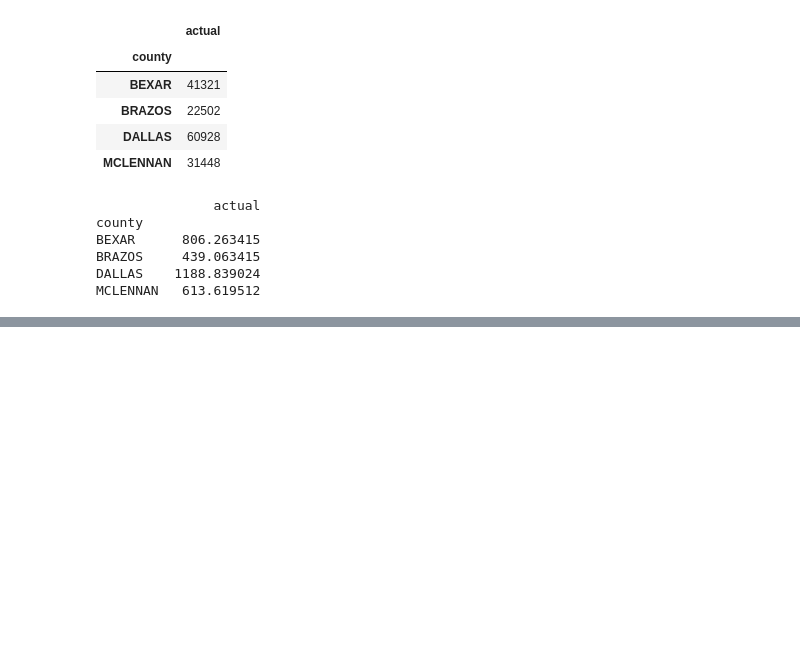
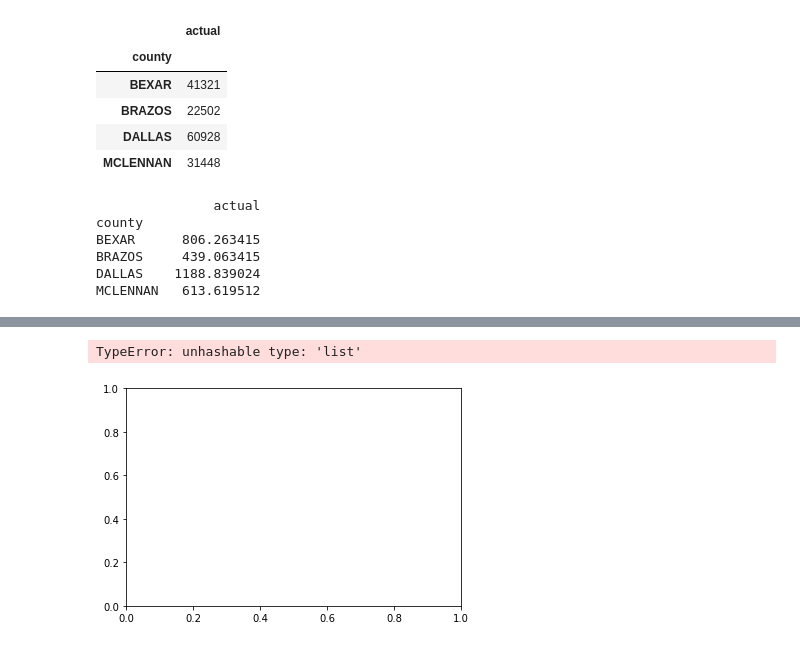
Before and after one commit to Aprieto7/Project-1, a Jupyter notebook: Crime_Data.ipynb, the cells around one changed output, grey strips where cells are left out. Drawn from its saved outputs; the diff is of its cells as text; code cells hidden in the pictures; blank space fills up the shorter version.

```diff
--- a/Crime_Data.ipynb
+++ b/Crime_Data.ipynb
@@ -138,5 +138,7 @@ DALLAS    1188.839024
 MCLENNAN   613.619512
 # %%
 by_countyoffense=merge_df.groupby(["county","offense"]).sum()["actual"]
-by_countyoffense
+by_countyoffense.reset_index()
+by_countyoffense_df=pd.DataFrame(by_countyoffense)
+by_countyoffense_df
 # %% [output]
@@ -159,0 +163,24 @@ Name: actual, dtype: int64
+# %%
+C = 4
+counties = np.arange(C)
+width = 0.27
+Groups = ["Bexar", "Brazos", "McLellan", "Dallas"]
+Group_Labels = ["aggravated-assault","arson","burglary","homicide","human-trafficing","larceny","motor-vehicle-theft","property-crime","rape","rape-legacy","robbery","violent-crime"]
+
+fig = plt.figure()
+ax = fig.add_subplot(111)
+
+Bexar= by_countyoffense_df[[(Groups),(Group_Labels),"actual"]]
+rects1 = ax.bar(ind, Bexar, width, color='r')
+
+Brazos= by_countyoffense_df[[(Groups),(Group_Labels),"actual"]]
+rects2 = ax.bar(ind+width, Brazos, width, color='g')
+
+McLellan = by_countyoffense_df[[(Groups),(Group_Labels),"actual"]]
+rects3 = ax.bar(ind+width*2, McLellan, width, color='b')
+
+Dallas = by_countyoffense_df[[(Groups),(Group_Labels),"actual"]]
+rects4 = ax.bar(ind+width*3, Dallas, width, color='o')
+# %% [output]
+TypeError: unhashable type: 'list'
+[figure, added]
```
Also changed, not shown: parts of 3 cells of this notebook.
